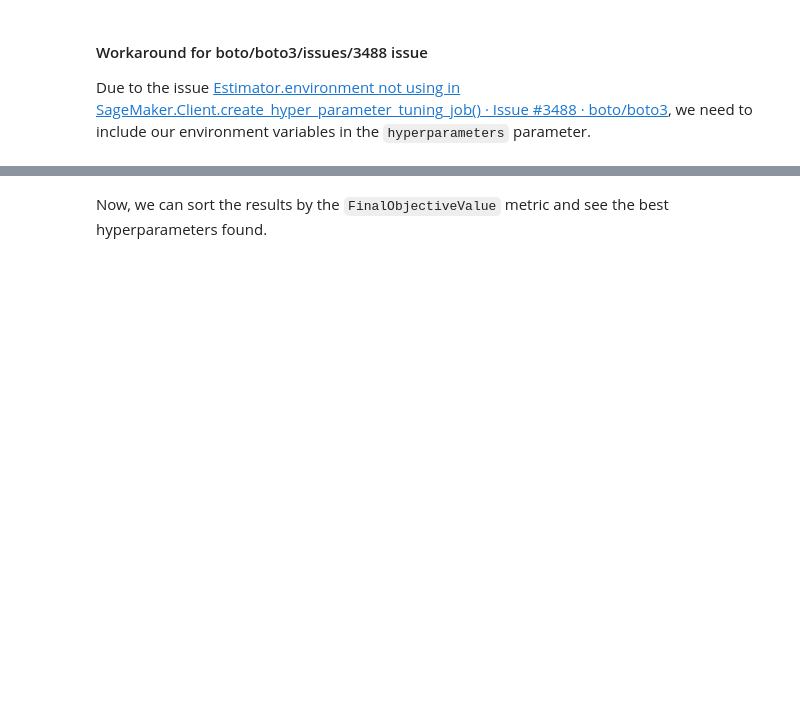
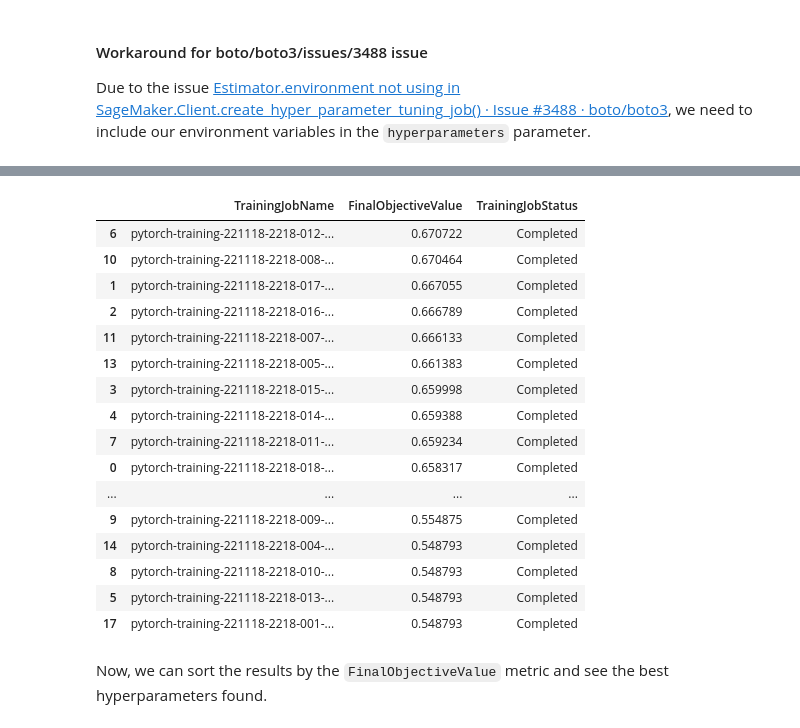
Before and after one commit to DougTrajano/ToChiquinho, a Jupyter notebook: src/toxicity_target_classification.ipynb, the cells around one changed output, grey strips where cells are left out. Saved outputs shown, nothing was run; the diff lists cells and outputs as text; code cells hidden in the pictures; blank space fills up the shorter version.

```diff
--- a/src/toxicity_target_classification.ipynb
+++ b/src/toxicity_target_classification.ipynb
@@ -320,13 +316,33 @@ mlflow.log_params(
 # %%
 import pandas as pd
 
 tuner_metrics: pd.DataFrame = sagemaker.HyperparameterTuningJobAnalytics(
     hyperparameter_tuning_job_name=params.sagemaker_tuning_job_name,
     sagemaker_session=sagemaker_session
 ).dataframe()
 
+tuner_metrics["optim"] = tuner_metrics["optim"].apply(lambda x: x.strip('"'))
+
 tuner_metrics.sort_values("FinalObjectiveValue", ascending=False, inplace=True)
 tuner_metrics[["TrainingJobName", "FinalObjectiveValue", "TrainingJobStatus"]]
+# %% [output]
+|  | TrainingJobName | FinalObjectiveValue | TrainingJobStatus |
+| 6 | pytorch-training-221118-2218-012-... | 0.670722 | Completed |
+| 10 | pytorch-training-221118-2218-008-... | 0.670464 | Completed |
+| 1 | pytorch-training-221118-2218-017-... | 0.667055 | Completed |
+| 2 | pytorch-training-221118-2218-016-... | 0.666789 | Completed |
+| 11 | pytorch-training-221118-2218-007-... | 0.666133 | Completed |
+| 13 | pytorch-training-221118-2218-005-... | 0.661383 | Completed |
+| 3 | pytorch-training-221118-2218-015-... | 0.659998 | Completed |
+| 4 | pytorch-training-221118-2218-014-... | 0.659388 | Completed |
+| 7 | pytorch-training-221118-2218-011-... | 0.659234 | Completed |
+| 0 | pytorch-training-221118-2218-018-... | 0.658317 | Completed |
+| ... | ... | ... | ... |
+| 9 | pytorch-training-221118-2218-009-... | 0.554875 | Completed |
+| 14 | pytorch-training-221118-2218-004-... | 0.548793 | Completed |
+| 8 | pytorch-training-221118-2218-010-... | 0.548793 | Completed |
+| 5 | pytorch-training-221118-2218-013-... | 0.548793 | Completed |
+| 17 | pytorch-training-221118-2218-001-... | 0.548793 | Completed |
 # %% [markdown]
 Now, we can sort the results by the `FinalObjectiveValue` metric and see the best hyperparameters found.
 # %%
```
Also changed, not shown: parts of 11 cells of this notebook, 12 other files.
